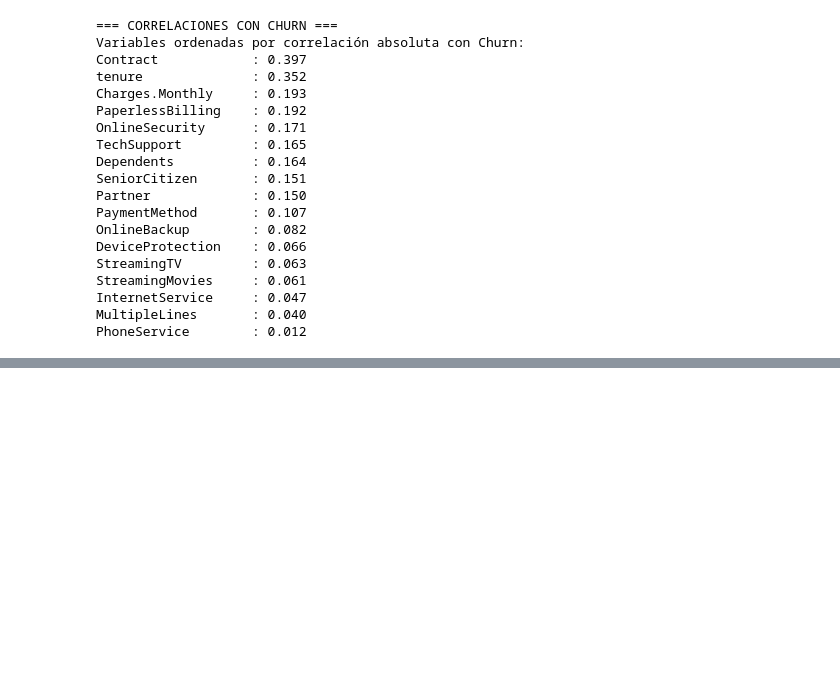
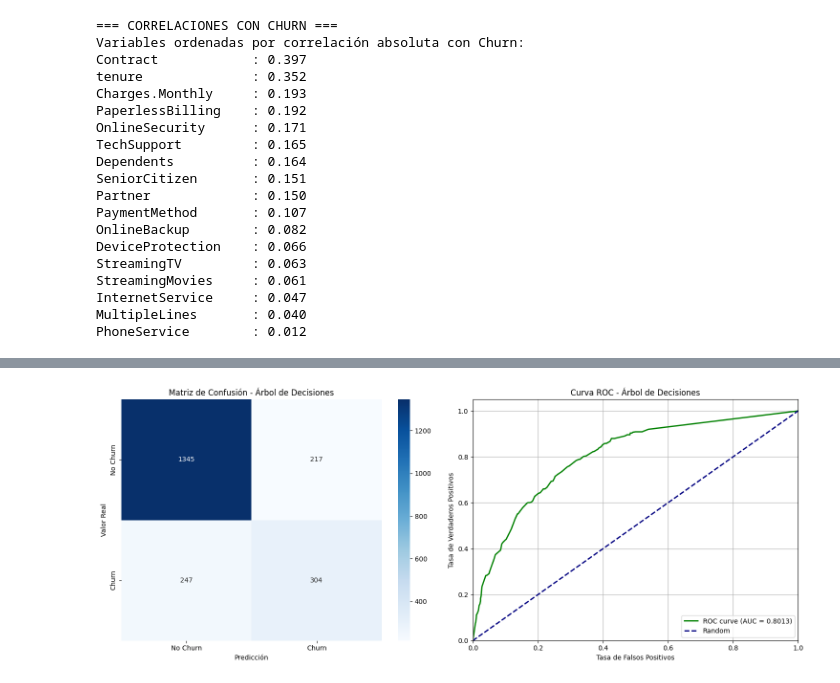
Before and after one commit to jmlc643/challenge-telecom-ml, a Jupyter notebook: main.ipynb, the cells around one changed output, grey strips where cells are left out. Drawn from its saved outputs; the diff is of its cells as text; code cells hidden in the pictures; blank space fills up the shorter version.

```diff
--- a/main.ipynb
+++ b/main.ipynb
@@ -184,0 +314,91 @@ PhoneService        : 0.012
+# %%
+from sklearn.tree import DecisionTreeClassifier
+from sklearn.metrics import accuracy_score, classification_report, confusion_matrix, roc_auc_score, roc_curve
+from sklearn import tree
+import seaborn as sns
+
+import matplotlib.pyplot as plt
+
+# Crear y entrenar el modelo de Árbol de Decisiones
+dt_model = DecisionTreeClassifier(random_state=42, max_depth=10, min_samples_split=20, min_samples_leaf=10)
+dt_model.fit(X_train, Y_train)
+
+# Realizar predicciones
+Y_pred_dt = dt_model.predict(X_test)
+Y_pred_proba_dt = dt_model.predict_proba(X_test)[:, 1]
+
+# Evaluación del modelo
+print("=== EVALUACIÓN DEL MODELO DE ÁRBOL DE DECISIONES ===")
+print("\n1. ACCURACY:")
+accuracy_dt = accuracy_score(Y_test, Y_pred_dt)
+print(f"Accuracy: {accuracy_dt:.4f}")
+
+print("\n2. MATRIZ DE CONFUSIÓN:")
+cm_dt = confusion_matrix(Y_test, Y_pred_dt)
+print(cm_dt)
+
+print("\n3. REPORTE DE CLASIFICACIÓN:")
+print(classification_report(Y_test, Y_pred_dt))
+
+print("\n4. AUC-ROC:")
+# Convertir Y_test a binario para calcular AUC
+Y_test_binary = (Y_test == 'Yes').astype(int)
+auc_dt = roc_auc_score(Y_test_binary, Y_pred_proba_dt)
+print(f"AUC-ROC: {auc_dt:.4f}")
+
+# Visualización de la matriz de confusión y curva ROC
+fig, (ax1, ax2) = plt.subplots(1, 2, figsize=(15, 6))
+
+# Matriz de confusión
+sns.heatmap(cm_dt, annot=True, fmt='d', cmap='Blues', ax=ax1,
+            xticklabels=['No Churn', 'Churn'],
+            yticklabels=['No Churn', 'Churn'])
+ax1.set_title('Matriz de Confusión - Árbol de Decisiones')
+ax1.set_xlabel('Predicción')
+ax1.set_ylabel('Valor Real')
+
+# Curva ROC
+fpr_dt, tpr_dt, _ = roc_curve(Y_test_binary, Y_pred_proba_dt)
+ax2.plot(fpr_dt, tpr_dt, color='green', lw=2,
+         label=f'ROC curve (AUC = {auc_dt:.4f})')
+ax2.plot([0, 1], [0, 1], color='navy', lw=2, linestyle='--', label='Random')
+ax2.set_xlim([0.0, 1.0])
+ax2.set_ylim([0.0, 1.05])
+ax2.set_xlabel('Tasa de Falsos Positivos')
+ax2.set_ylabel('Tasa de Verdaderos Positivos')
+ax2.set_title('Curva ROC - Árbol de Decisiones')
+ax2.legend(loc="lower right")
+ax2.grid(True)
+
+plt.tight_layout()
+plt.show()
+
+# Importancia de las características
+print("\n5. IMPORTANCIA DE LAS CARACTERÍSTICAS:")
+feature_importance_dt = dt_model.feature_importances_
+importance_df_dt = pd.DataFrame({
+    'Feature': X_train.columns,
+    'Importance': feature_importance_dt
+}).sort_values('Importance', ascending=False)
+
+print(importance_df_dt.head(10))
+
+# Visualizar las características más importantes
+plt.figure(figsize=(10, 6))
+top_features_dt = importance_df_dt.head(10)
+plt.barh(range(len(top_features_dt)), top_features_dt['Importance'])
+plt.yticks(range(len(top_features_dt)), top_features_dt['Feature'])
+plt.xlabel('Importancia')
+plt.title('Top 10 Características Más Importantes - Árbol de Decisiones')
+plt.gca().invert_yaxis()
+plt.tight_layout()
+plt.show()
+
+# Visualización del árbol (primeras capas)
+plt.figure(figsize=(20, 12))
+tree.plot_tree(dt_model, max_depth=3, feature_names=X_train.columns,
+                class_names=['No Churn', 'Churn'], filled=True, fontsize=10)
+plt.title('Árbol de Decisiones - Primeras 3 Capas')
+plt.tight_layout()
+plt.show()
+# %% [output]
@@ -184,0 +422 @@ PhoneService        : 0.012
+[figure, added]
```
Also changed, not shown: parts of 9 cells of this notebook.
